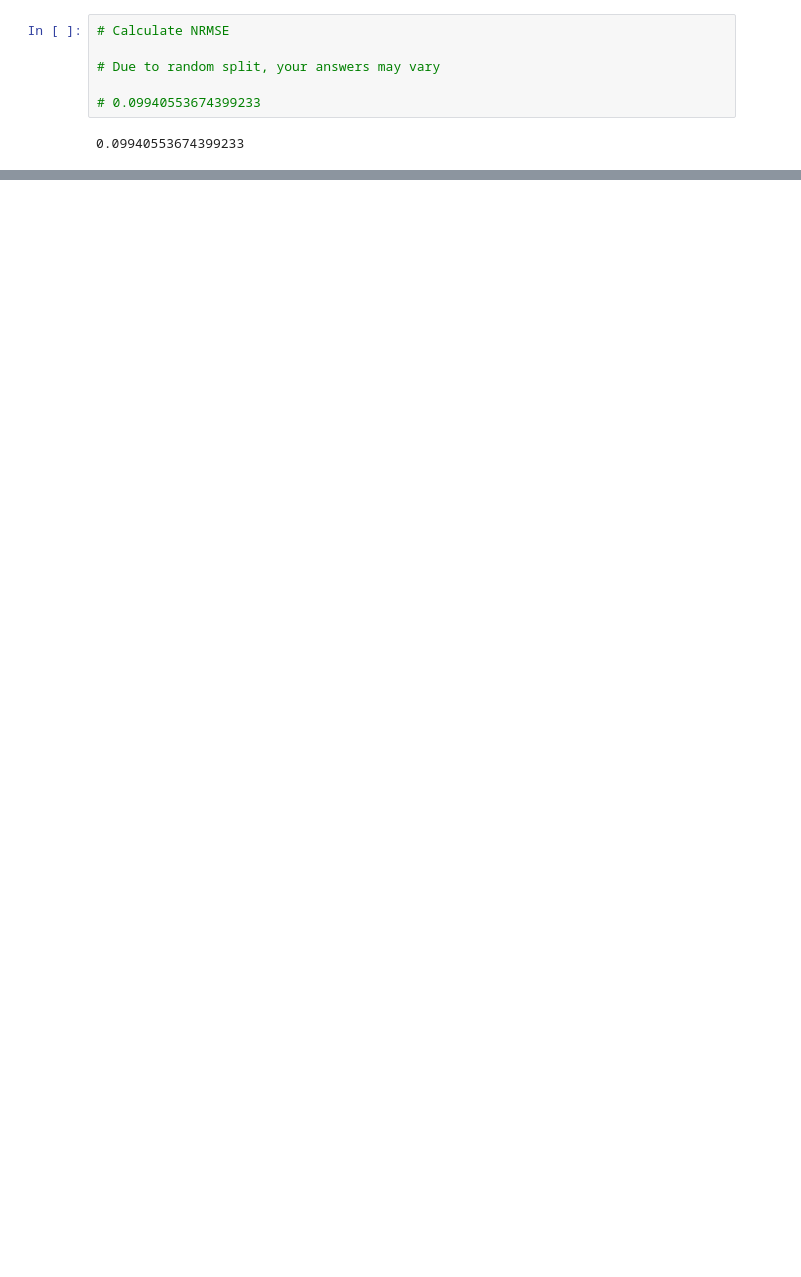
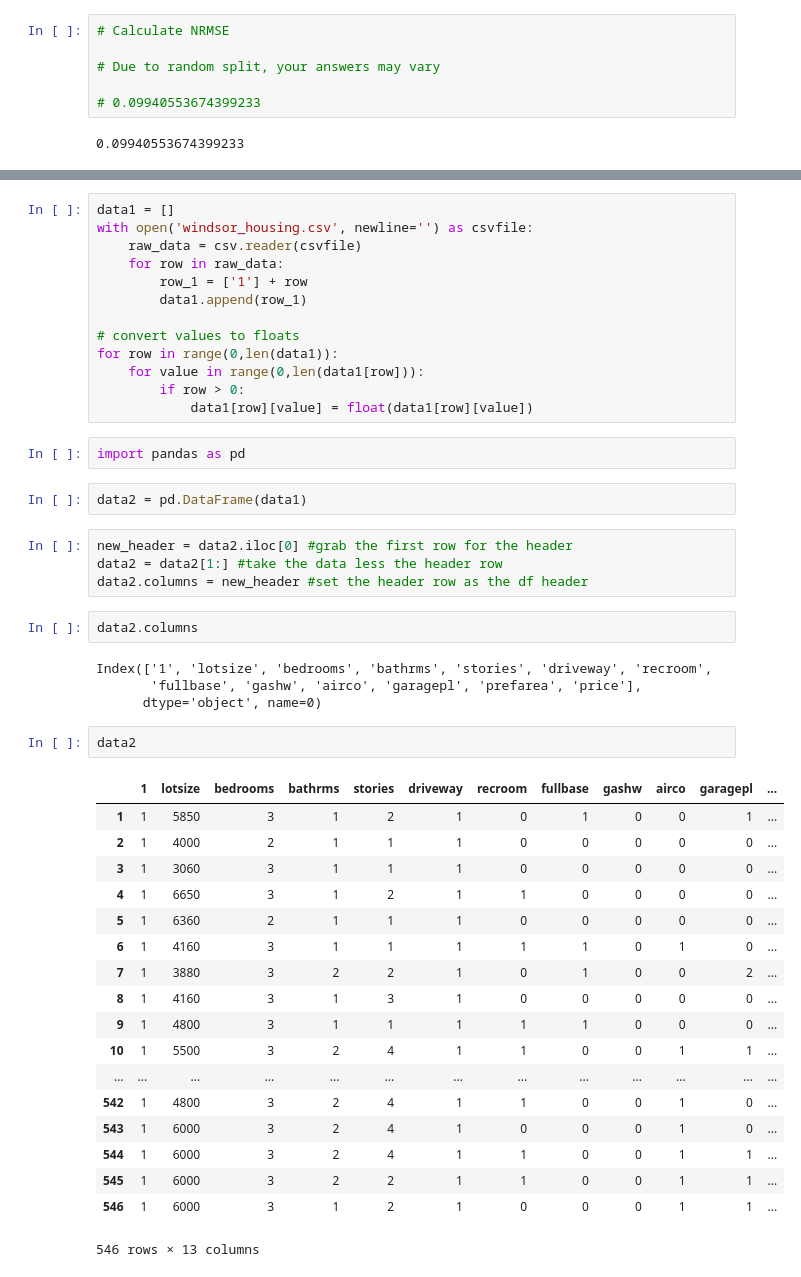
Before and after one commit to magnawhale/dsc-linalg-regression-lab-online-ds-ft-051319, a Jupyter notebook: index.ipynb, the cells around one changed output, grey strips where cells are left out. Saved outputs shown, nothing was run; the diff lists cells and outputs as text; blank space fills up the shorter version.

```diff
--- a/index.ipynb
+++ b/index.ipynb
@@ -187,0 +312,48 @@ In this lab, you built a predictive model for predicting house prices. Remember
+# %%
+data1 = []
+with open('windsor_housing.csv', newline='') as csvfile:
+    raw_data = csv.reader(csvfile)
+    for row in raw_data:
+        row_1 = ['1'] + row
+        data1.append(row_1)
+
+# convert values to floats
+for row in range(0,len(data1)):
+    for value in range(0,len(data1[row])):
+        if row > 0:
+            data1[row][value] = float(data1[row][value])
+# %%
+import pandas as pd
+# %%
+data2 = pd.DataFrame(data1)
+# %%
+new_header = data2.iloc[0] #grab the first row for the header
+data2 = data2[1:] #take the data less the header row
+data2.columns = new_header #set the header row as the df header
+# %%
+data2.columns
+# %% [output]
+Index(['1', 'lotsize', 'bedrooms', 'bathrms', 'stories', 'driveway', 'recroom',
+       'fullbase', 'gashw', 'airco', 'garagepl', 'prefarea', 'price'],
+      dtype='object', name=0)
+# %%
+data2
+# %% [output]
+|  | 1 | lotsize | bedrooms | bathrms | stories | driveway | recroom | fullbase | gashw | airco | garagepl | ... |
+| 1 | 1 | 5850 | 3 | 1 | 2 | 1 | 0 | 1 | 0 | 0 | 1 | ... |
+| 2 | 1 | 4000 | 2 | 1 | 1 | 1 | 0 | 0 | 0 | 0 | 0 | ... |
+| 3 | 1 | 3060 | 3 | 1 | 1 | 1 | 0 | 0 | 0 | 0 | 0 | ... |
+| 4 | 1 | 6650 | 3 | 1 | 2 | 1 | 1 | 0 | 0 | 0 | 0 | ... |
+| 5 | 1 | 6360 | 2 | 1 | 1 | 1 | 0 | 0 | 0 | 0 | 0 | ... |
+| 6 | 1 | 4160 | 3 | 1 | 1 | 1 | 1 | 1 | 0 | 1 | 0 | ... |
+| 7 | 1 | 3880 | 3 | 2 | 2 | 1 | 0 | 1 | 0 | 0 | 2 | ... |
+| 8 | 1 | 4160 | 3 | 1 | 3 | 1 | 0 | 0 | 0 | 0 | 0 | ... |
+| 9 | 1 | 4800 | 3 | 1 | 1 | 1 | 1 | 1 | 0 | 0 | 0 | ... |
+| 10 | 1 | 5500 | 3 | 2 | 4 | 1 | 1 | 0 | 0 | 1 | 1 | ... |
+| ... | ... | ... | ... | ... | ... | ... | ... | ... | ... | ... | ... | ... |
+| 542 | 1 | 4800 | 3 | 2 | 4 | 1 | 1 | 0 | 0 | 1 | 0 | ... |
+| 543 | 1 | 6000 | 3 | 2 | 4 | 1 | 0 | 0 | 0 | 1 | 0 | ... |
+| 544 | 1 | 6000 | 3 | 2 | 4 | 1 | 1 | 0 | 0 | 1 | 1 | ... |
+| 545 | 1 | 6000 | 3 | 2 | 2 | 1 | 1 | 0 | 0 | 1 | 1 | ... |
+| 546 | 1 | 6000 | 3 | 1 | 2 | 1 | 0 | 0 | 0 | 1 | 1 | ... |
+546 rows × 13 columns
```
Also changed, not shown: parts of 35 cells of this notebook.
